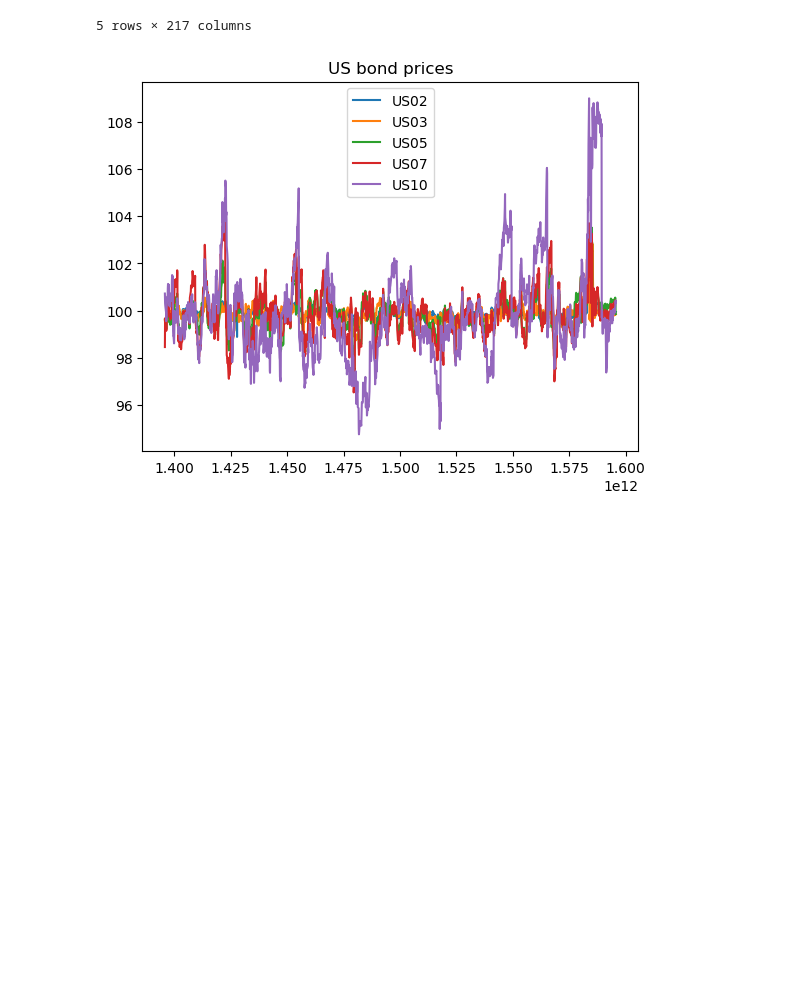
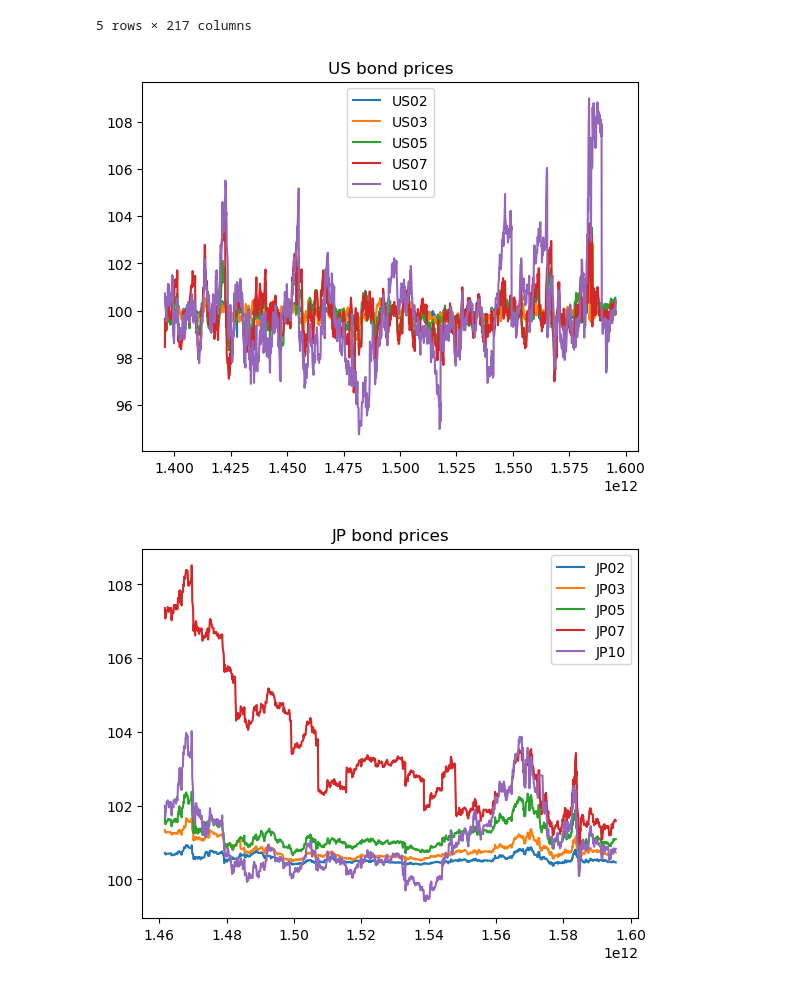
Before and after one commit to RussellzzZ/CausalInferenceDataScienceProject, a Jupyter notebook: data_project.ipynb, the cells around one changed output. Cells and saved outputs as stored; diff of their text form; code cells hidden in the pictures; blank space fills up the shorter version.

Commit message:
added new reference and created function to plot

```diff
--- a/data_project.ipynb
+++ b/data_project.ipynb
@@ -60,18 +63,22 @@ def getFirstNonZero(arr):
             return i
     return -1
 
-columns = ['US02','US03','US05','US07','US10']
-fig, ax = plt.subplots()
-for column in columns:
-    data = prices[column].to_numpy()
-    idx = getFirstNonZero(data)
-    ax.plot(prices['time'].to_numpy()[idx:], data[idx:], label = column)
-
-plt.title('US bond prices')
-plt.legend()
-plt.show()
+def createPlot(df, countryCode, title, independent, ytms):
+    fig, ax = plt.subplots()
+    x = df[independent]
+    for ytm in ytms:
+        data = df[countryCode + ytm].to_numpy()
+        idx = getFirstNonZero(data)
+        ax.plot(x.to_numpy()[idx:], data[idx:], label = countryCode + ytm)
+    plt.title(title)
+    plt.legend()
+    plt.show()
-# %% [output]
-[figure, removed]
+# %%
+createPlot(prices, 'US', 'US bond prices', 'time', ['02','03','05','07','10'])
+createPlot(prices, 'JP', 'JP bond prices', 'time', ['02','03','05','07','10'])
+# %% [output]
+[figure, added]
+[figure, added]
 # %%
 yields = pd.read_csv("data/yields.csv").sort_values(by='time', ascending=True)
 yields['datetime'] = pd.to_datetime(yields['time'], unit='ms')
```
Also changed, not shown: parts of 4 cells of this notebook.
